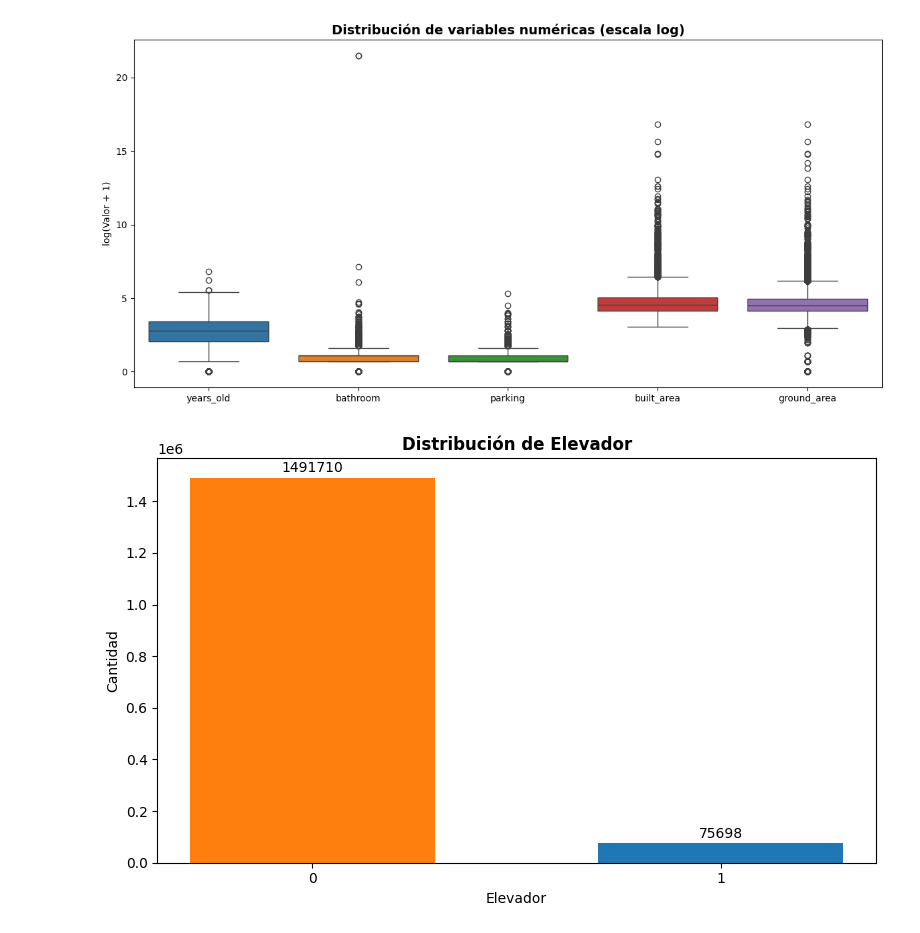
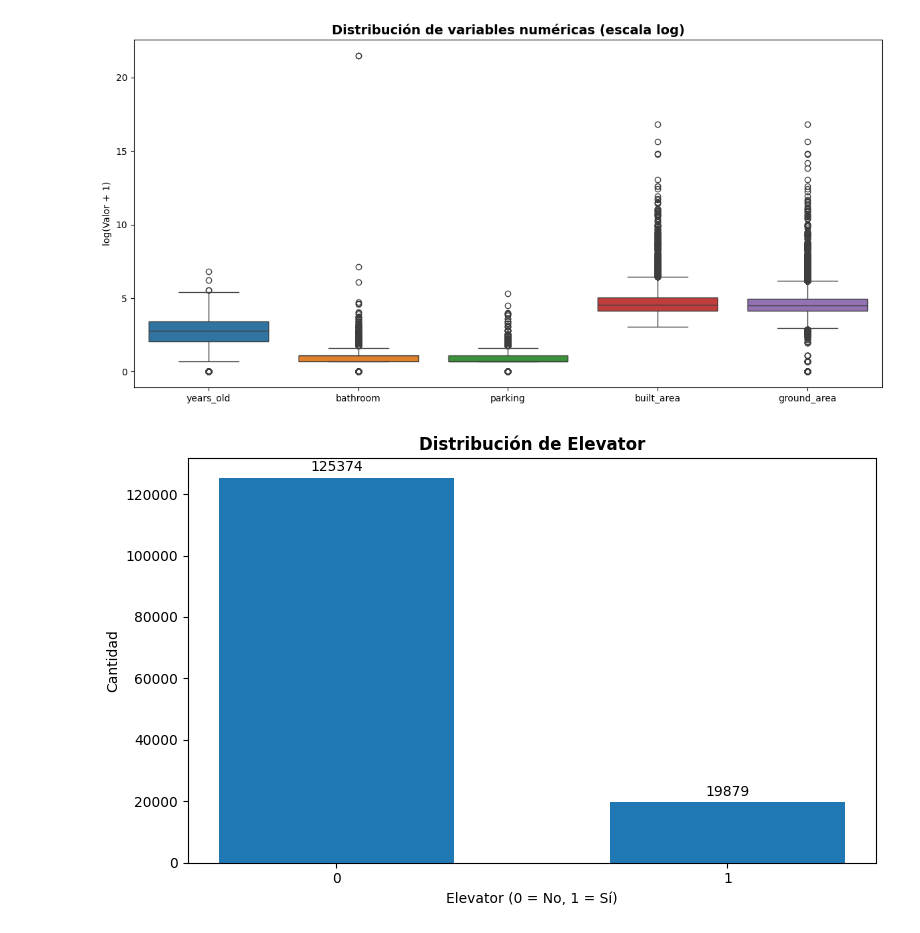
Before and after one commit to Marcocruz88/Proyecto, a Jupyter notebook: EDA.ipynb, the cells around one changed output. Saved outputs shown, nothing was run; the diff lists cells and outputs as text; code cells hidden in the pictures.

```diff
--- a/EDA.ipynb
+++ b/EDA.ipynb
@@ -157,16 +157,27 @@ plt.show()
 # %%
 fig, ax = plt.subplots(figsize=(8, 5))
 
-urban = df['elevador'].value_counts().sort_index()
-ax.bar(urban.index, urban.values, color=['#ff7f0e', '#1f77b4'], width=0.6)
-ax.set_title('Distribución de Elevador', fontsize=12, fontweight='bold')
-ax.set_xlabel('Elevador')
+# Eliminamos nulos
+elevator_counts = df['elevator'].dropna().value_counts().sort_index()
+
+ax.bar(
+    elevator_counts.index.astype(int),
+    elevator_counts.values,
+    width=0.6
+)
+
+ax.set_title('Distribución de Elevator', fontsize=12, fontweight='bold')
+ax.set_xlabel('Elevator (0 = No, 1 = Sí)')
 ax.set_ylabel('Cantidad')
+
 ax.set_xticks([0, 1])
-for i, v in enumerate(urban.values):
-    ax.text(i, v + 20000, str(v), ha='center')
+
+# Etiquetas encima de las barras
+for i, v in enumerate(elevator_counts.values):
+    ax.text(elevator_counts.index[i], v + 2000, str(v), ha='center')
+
 plt.tight_layout()
 plt.show()
 # %% [output]
-[figure, old version]
+[figure, new version]
 # %%
```
Also changed, not shown: parts of 1 cell of this notebook.
